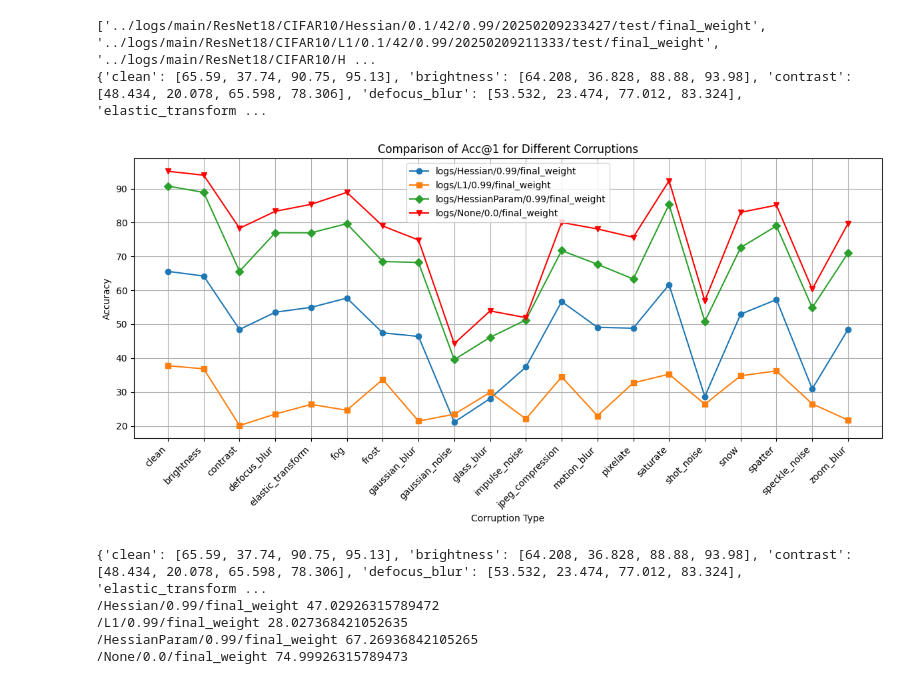
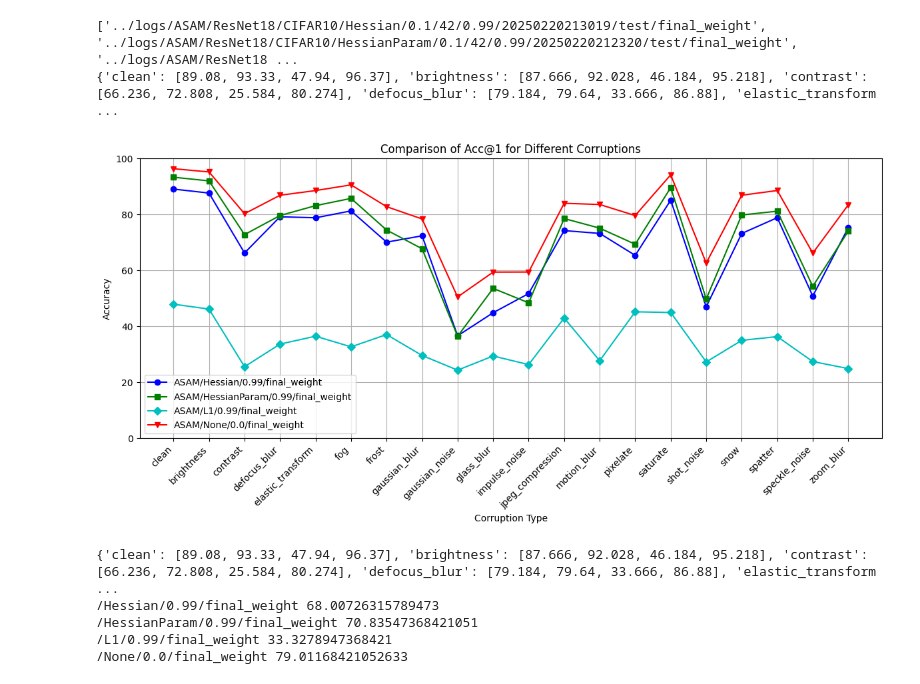
Before and after one commit to ia-gu/pruning_test, a Jupyter notebook: notebook/show_result.ipynb, the cells around one changed output. Drawn from its saved outputs; the diff is of its cells as text; code cells hidden in the pictures.

```diff
--- a/notebook/show_result.ipynb
+++ b/notebook/show_result.ipynb
@@ -5,44 +5,47 @@ import glob
 Acc1_dict = {'clean': [], 'brightness': [], 'contrast': [], 'defocus_blur': [], 'elastic_transform': [], 'fog': [], 'frost': [], 'gaussian_blur': [], 'gaussian_noise': [], 'glass_blur': [],
              'impulse_noise': [], 'jpeg_compression': [], 'motion_blur': [], 'pixelate': [], 'saturate': [], 'shot_noise': [], 'snow': [], 'spatter': [], 'speckle_noise': [], 'zoom_blur': []}
 # paths = ['logs/debug/ResNet18/CIFAR10/L1/0.0001/42/0.5/20250109110709/test/100', 'logs/debug/ResNet18/CIFAR10/Hessian/0.0001/42/0.5/20250109131035/test/100', 'logs/debug/ResNet18/CIFAR10/None/0.0001/42/0.5/20250109151522/test/final_weight']
-paths = glob.glob('../logs/main/ResNet18/CIFAR10/*/0.1/42/0.99/*/test/final_weight')
-paths.append('../logs/main/ResNet18/CIFAR10/None/0.1/42/0.0/20250209091815/test/final_weight')
+paths = sorted(glob.glob('../logs/ASAM/ResNet18/CIFAR10/*/0.1/42/0.99/*/test/final_weight'))
+# paths.append('../logs/main/ResNet18/CIFAR10/None/0.1/42/0.0/20250209091815/test/final_weight')
+paths.append('/home/ueno/pruning/test/logs/ASAM/ResNet18/CIFAR10/None/0.1/42/0.0/20250219102225/test/final_weight')
 print(paths)
 for path in paths:
     with open(os.path.join(path, 'total_result.txt')) as f:
         lines = f.readlines()
     # Acc1 = []
     for line in lines:
         line = line.split(' ')
         # Add the accuracy to the corresponding list
         Acc1_dict[line[1].strip('*')].append(float(line[line.index('Acc@1') + 1]))
 Acc1_dict = {k: v for k, v in Acc1_dict.items() if v}
 print(Acc1_dict)
 # Plot Accuracy and save figure
 # xlabel is Acc1_dict key and ylabel is Acc1_dict value
 x_labels = list(Acc1_dict.keys())
-markars = ['o', 's', 'D', 'v', '^', '<', '>', 'p', 'P', '*', 'h', 'H', '+', 'x', 'X', 'D', 'd', '|', '_']
+markars = ['o', 's', 'D', 'v', '^', '<', '>']
+colors = ['b', 'g', 'c', 'm', 'y', 'k', 'w']
 plt.figure(figsize=(12, 6))
 for i in range(len(Acc1_dict[list(Acc1_dict.keys())[0]])-1):
     y_values = [Acc1_dict[key][i] for key in x_labels]
-    plt.plot(x_labels, y_values, marker=markars[i], label=(paths[i].split('/')[1]+'/'+paths[i].split('/')[-7]+'/'+paths[i].split('/')[-4]+'/'+paths[i].split('/')[-1]), linestyle='-')
+    plt.plot(x_labels, y_values, marker=markars[i], label=(paths[i].split('/')[-10]+'/'+paths[i].split('/')[-7]+'/'+paths[i].split('/')[-4]+'/'+paths[i].split('/')[-1]), color=colors[i], linestyle='-')
 y_values = [Acc1_dict[key][i+1] for key in x_labels]
-plt.plot(x_labels, y_values, marker=markars[i+1], label=(paths[i+1].split('/')[1]+'/'+paths[i+1].split('/')[-7]+'/'+paths[i+1].split('/')[-4]+'/'+paths[i+1].split('/')[-1]), color='r', linestyle='-')
+plt.plot(x_labels, y_values, marker=markars[i+1], label=(paths[i+1].split('/')[-10]+'/'+paths[i+1].split('/')[-7]+'/'+paths[i+1].split('/')[-4]+'/'+paths[i+1].split('/')[-1]), color='r', linestyle='-')
 
 plt.xlabel('Corruption Type')
 plt.ylabel('Accuracy')
 plt.title('Comparison of Acc@1 for Different Corruptions')
 plt.xticks(rotation=45, ha='right')
 plt.legend()
+plt.ylim(0, 100)
 plt.grid()
 plt.tight_layout()
 
 plt.savefig('corruption_comparison.png')
 plt.show()
 # %% [output]
-['../logs/main/ResNet18/CIFAR10/Hessian/0.1/42/0.99/20250209233427/test/final_weight', '../logs/main/ResNet18/CIFAR10/L1/0.1/42/0.99/20250209211333/test/final_weight', '../logs/main/ResNet18/CIFAR10/H ...
-{'clean': [65.59, 37.74, 90.75, 95.13], 'brightness': [64.208, 36.828, 88.88, 93.98], 'contrast': [48.434, 20.078, 65.598, 78.306], 'defocus_blur': [53.532, 23.474, 77.012, 83.324], 'elastic_transform ...
+['../logs/ASAM/ResNet18/CIFAR10/Hessian/0.1/42/0.99/20250220213019/test/final_weight', '../logs/ASAM/ResNet18/CIFAR10/HessianParam/0.1/42/0.99/20250220212320/test/final_weight', '../logs/ASAM/ResNet18 ...
+{'clean': [89.08, 93.33, 47.94, 96.37], 'brightness': [87.666, 92.028, 46.184, 95.218], 'contrast': [66.236, 72.808, 25.584, 80.274], 'defocus_blur': [79.184, 79.64, 33.666, 86.88], 'elastic_transform ...
-[figure, old version]
+[figure, new version]
 # %%
 print(Acc1_dict)
 acc_list = [0.0 for _ in range(Acc1_dict['clean'].__len__())]
@@ -56,8 +59,8 @@ acc_list = [acc / 19 for acc in acc_list]
 for i in range(len(Acc1_dict[list(Acc1_dict.keys())[0]])):
     print('/'+paths[i].split('/')[-7]+'/'+paths[i].split('/')[-4]+'/'+paths[i].split('/')[-1], acc_list[i])
 # %% [output]
-{'clean': [65.59, 37.74, 90.75, 95.13], 'brightness': [64.208, 36.828, 88.88, 93.98], 'contrast': [48.434, 20.078, 65.598, 78.306], 'defocus_blur': [53.532, 23.474, 77.012, 83.324], 'elastic_transform ...
-/Hessian/0.99/final_weight 47.02926315789472
-/L1/0.99/final_weight 28.027368421052635
-/HessianParam/0.99/final_weight 67.26936842105265
-/None/0.0/final_weight 74.99926315789473
+{'clean': [89.08, 93.33, 47.94, 96.37], 'brightness': [87.666, 92.028, 46.184, 95.218], 'contrast': [66.236, 72.808, 25.584, 80.274], 'defocus_blur': [79.184, 79.64, 33.666, 86.88], 'elastic_transform ...
+/Hessian/0.99/final_weight 68.00726315789473
+/HessianParam/0.99/final_weight 70.83547368421051
+/L1/0.99/final_weight 33.3278947368421
+/None/0.0/final_weight 79.01168421052633
```
Also changed, not shown: 13 other files.
